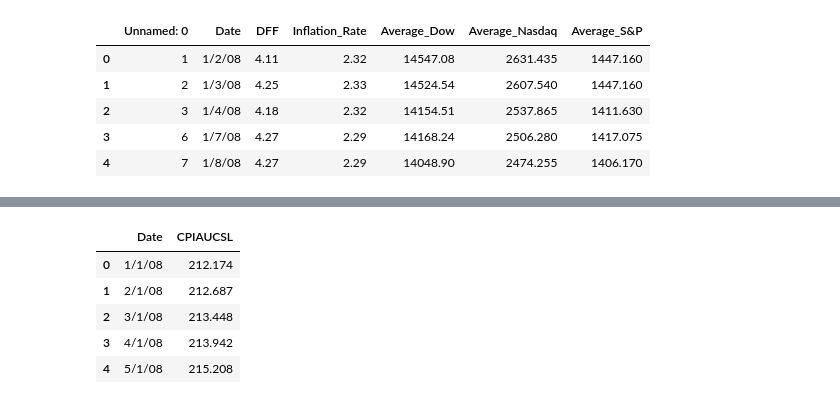
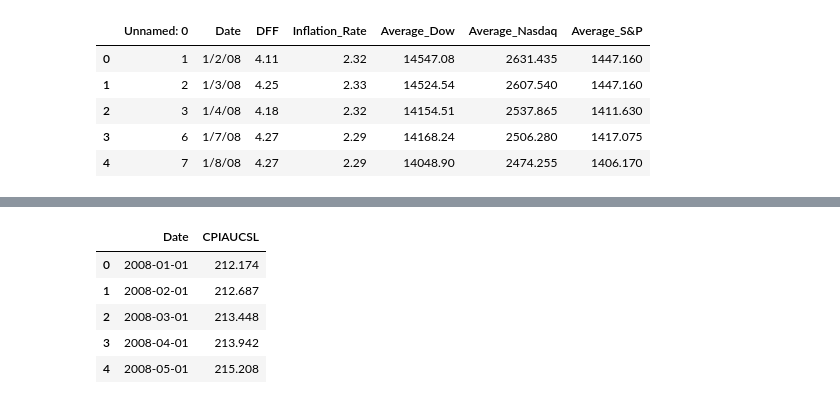
Before and after one commit to chernika81/Macroeconomic-Indicators-and-Index-Correlation, a Jupyter notebook: Draft/Maura/addingothermacro.ipynb, the cells around one changed output, grey strips where cells are left out. Drawn from its saved outputs; the diff is of its cells as text; code cells hidden in the pictures.

```diff
--- a/Draft/Maura/addingothermacro.ipynb
+++ b/Draft/Maura/addingothermacro.ipynb
@@ -56,11 +97,12 @@ macro_index_monthly.drop(["Unnamed: 0"], axis=1)
 # %%
 CPI= pd.read_csv("../../csv/CPIAUCSL_Monthly.csv")
+CPI['Date'] = pd.to_datetime(CPI['Date'])
 CPI.head()
 # %% [output]
 |  | Date | CPIAUCSL |
-| 0 | 1/1/08 | 212.174 |
-| 1 | 2/1/08 | 212.687 |
-| 2 | 3/1/08 | 213.448 |
-| 3 | 4/1/08 | 213.942 |
-| 4 | 5/1/08 | 215.208 |
+| 0 | 2008-01-01 | 212.174 |
+| 1 | 2008-02-01 | 212.687 |
+| 2 | 2008-03-01 | 213.448 |
+| 3 | 2008-04-01 | 213.942 |
+| 4 | 2008-05-01 | 215.208 |
 # %%
```
Also changed, not shown: parts of 14 cells of this notebook, 1 other file.
